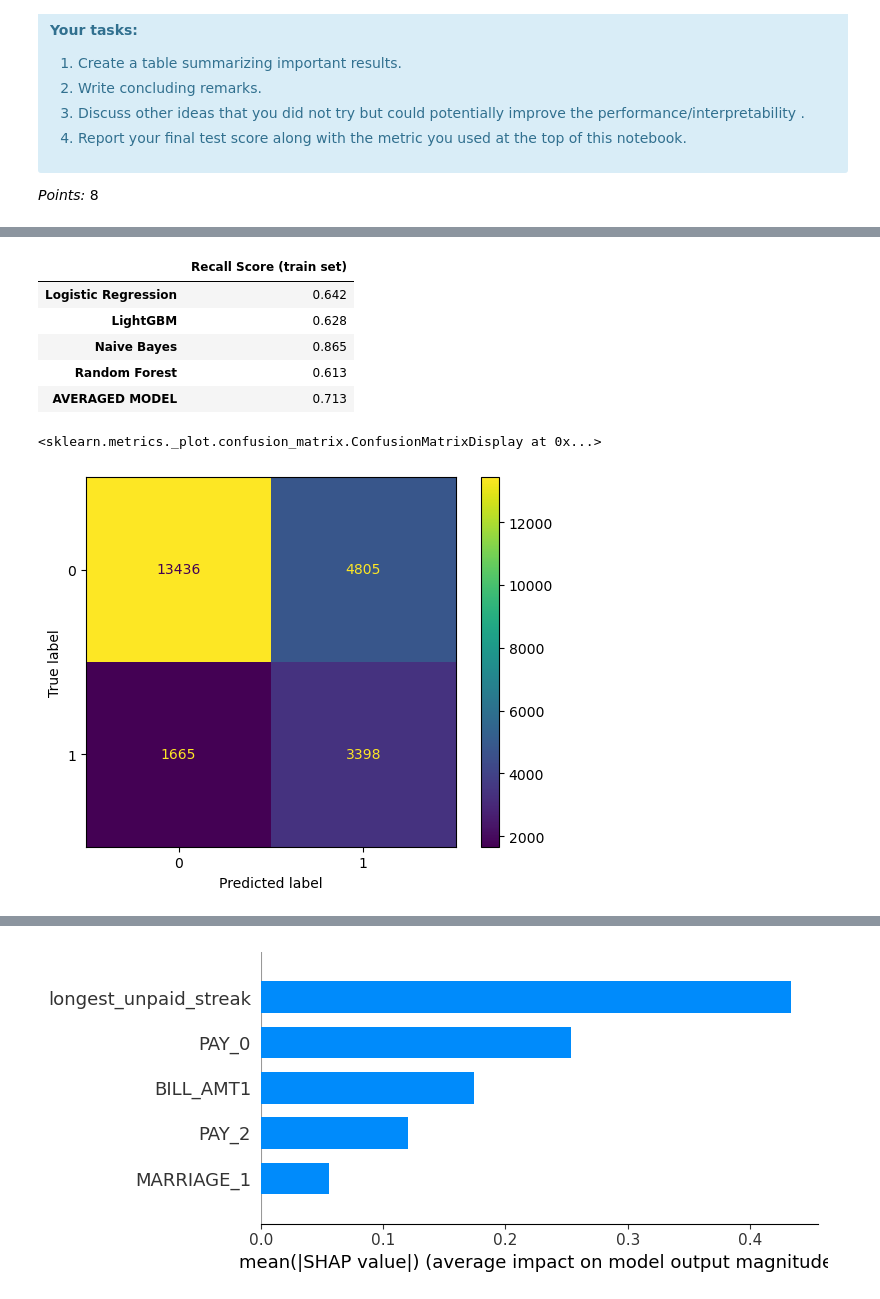
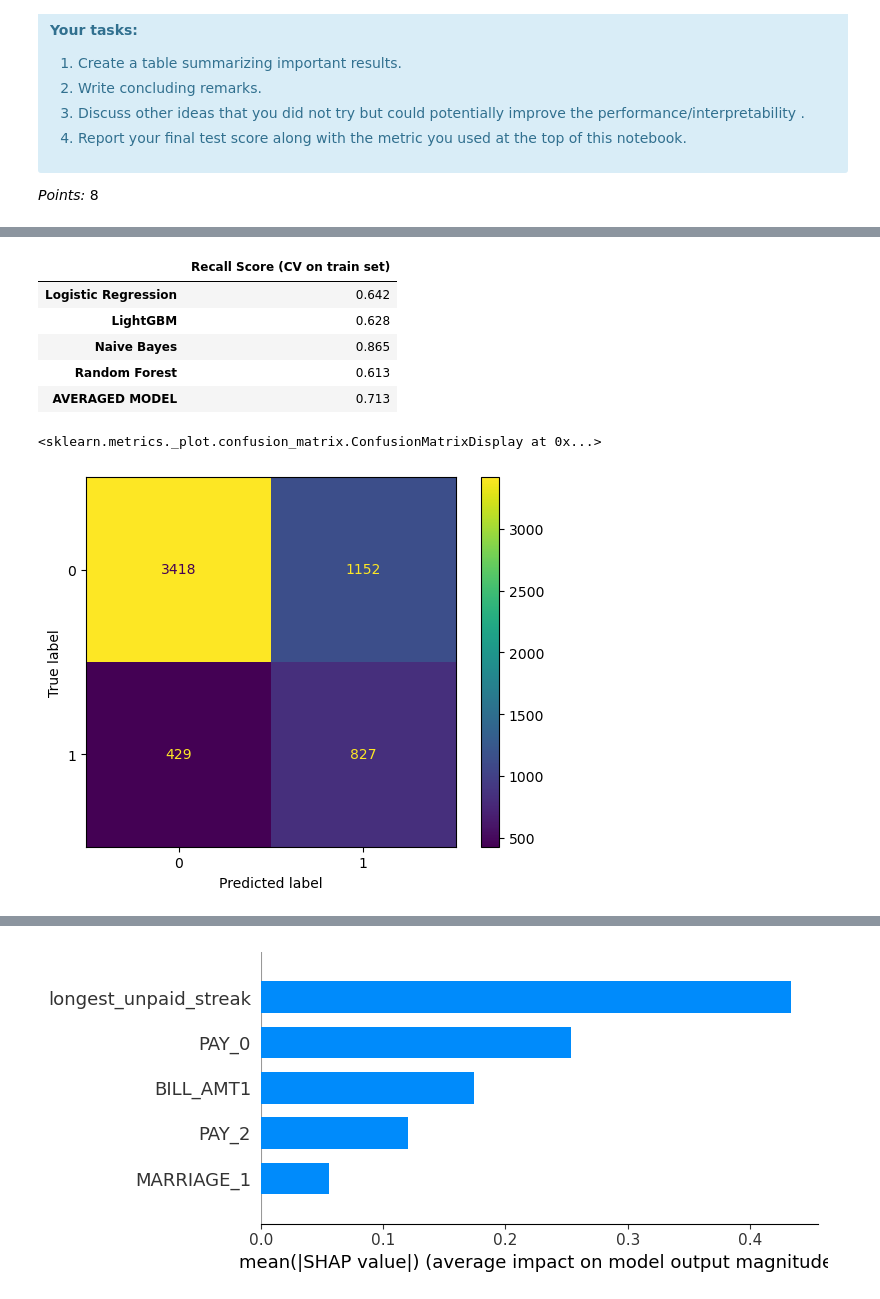
Before and after one commit to robindhillon1/creditcard_default, a Jupyter notebook: lab4.ipynb, the cells around one changed output, grey strips where cells are left out. Drawn from its saved outputs; the diff is of its cells as text; code cells hidden in the pictures.

Commit message:
Updated final Recall

```diff
--- a/lab4.ipynb
+++ b/lab4.ipynb
@@ -1668,19 +1668,19 @@ Some ideas that may further improve our models:
 # %%
 final = ['logreg_RFE', 'LGBM_opt', 'NB_opt', 'RF_opt', 'averaged']
 df = pd.DataFrame(combined_results_opt.loc['test_recall', final])
-df.columns = ['Recall Score (train set)']
+df.columns = ['Recall Score (CV on train set)']
 df.index = ['Logistic Regression', 'LightGBM', 'Naive Bayes', 'Random Forest', 'AVERAGED MODEL']
 df
 # %% [output]
-|  | Recall Score (train set) |
+|  | Recall Score (CV on train set) |
 | Logistic Regression | 0.642 |
 | LightGBM | 0.628 |
 | Naive Bayes | 0.865 |
 | Random Forest | 0.613 |
 | AVERAGED MODEL | 0.713 |
 # %%
-ConfusionMatrixDisplay.from_estimator(averaged_model, X_train, y_train )
+ConfusionMatrixDisplay.from_estimator(averaged_model, X_test, y_test )
 # %% [output]
 <sklearn.metrics._plot.confusion_matrix.ConfusionMatrixDisplay at 0x...>
-[figure, old version]
+[figure, new version]
 # %%
```
Also changed, not shown: parts of 19 cells of this notebook, 1 other file.
